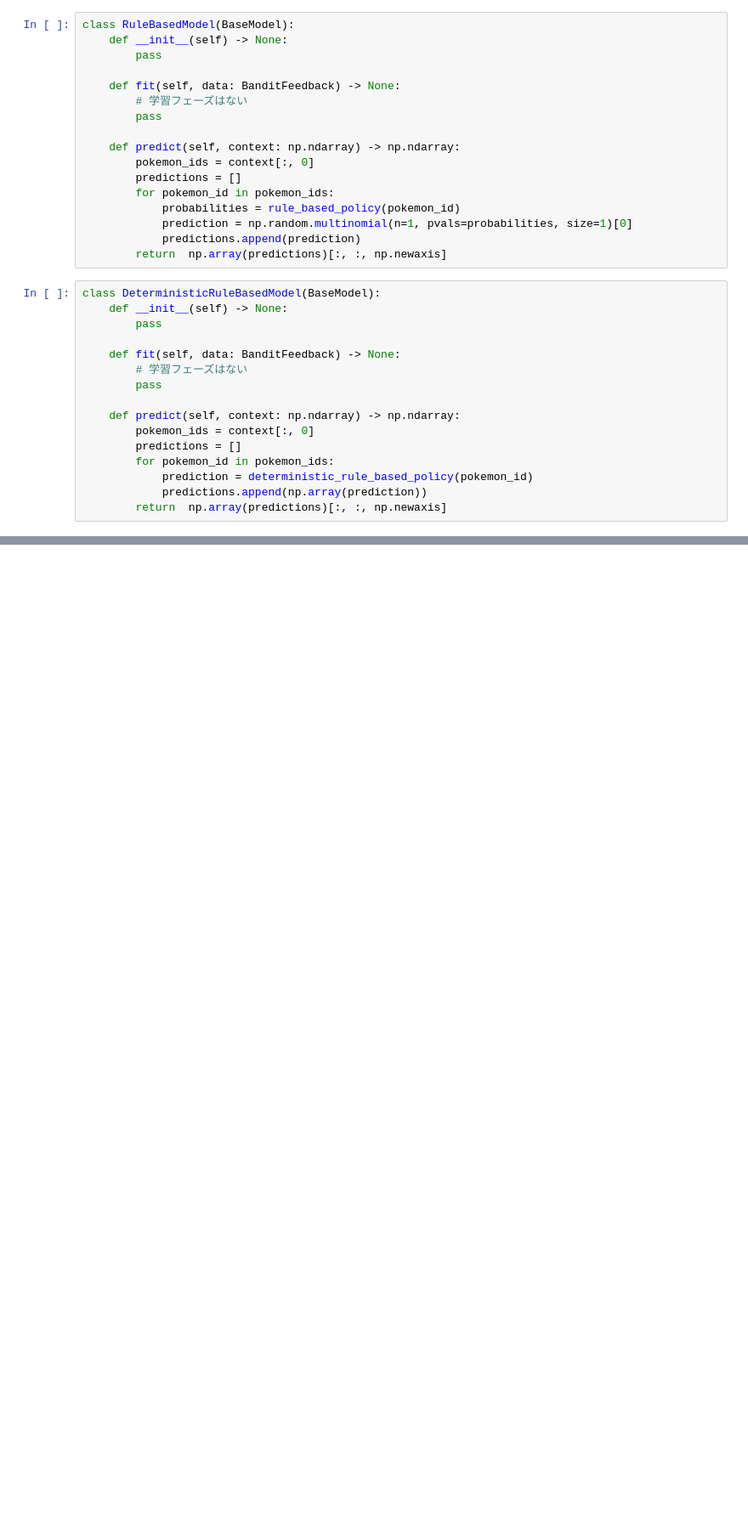
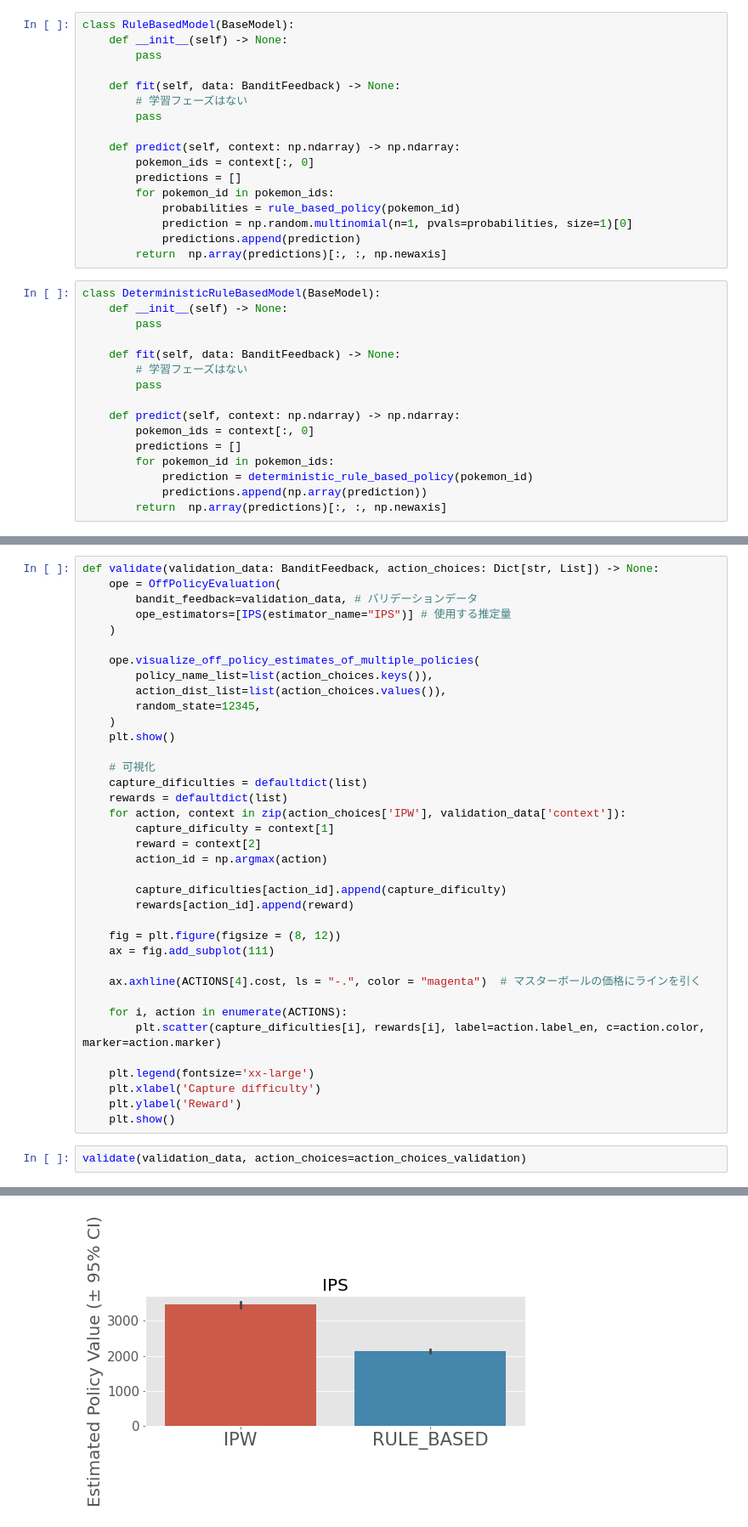
Before and after one commit to u6k/pokemon-ml-design, a Jupyter notebook: notebooks/pokemon_ml.ipynb, the cells around one changed output, grey strips where cells are left out. Shown: that part at 85% size. Saved outputs shown, nothing was run; the diff lists cells and outputs as text; blank space fills up the shorter version.

```diff
--- a/notebooks/pokemon_ml.ipynb
+++ b/notebooks/pokemon_ml.ipynb
@@ -309,0 +340,40 @@ AttributeError: 'InverseProbabilityWeighting' object has no attribute 'estimate_
+# %%
+def validate(validation_data: BanditFeedback, action_choices: Dict[str, List]) -> None:
+    ope = OffPolicyEvaluation(
+        bandit_feedback=validation_data, # バリデーションデータ
+        ope_estimators=[IPS(estimator_name="IPS")] # 使用する推定量
+    )
+
+    ope.visualize_off_policy_estimates_of_multiple_policies(
+        policy_name_list=list(action_choices.keys()),
+        action_dist_list=list(action_choices.values()),
+        random_state=12345,
+    )
+    plt.show()
+
+    # 可視化
+    capture_dificulties = defaultdict(list)
+    rewards = defaultdict(list)
+    for action, context in zip(action_choices['IPW'], validation_data['context']):
+        capture_dificulty = context[1]
+        reward = context[2]
+        action_id = np.argmax(action)
+
+        capture_dificulties[action_id].append(capture_dificulty)
+        rewards[action_id].append(reward)
+
+    fig = plt.figure(figsize = (8, 12))
+    ax = fig.add_subplot(111)
+
+    ax.axhline(ACTIONS[4].cost, ls = "-.", color = "magenta")  # マスターボールの価格にラインを引く
+
+    for i, action in enumerate(ACTIONS):
+        plt.scatter(capture_dificulties[i], rewards[i], label=action.label_en, c=action.color, marker=action.marker)
+
+    plt.legend(fontsize='xx-large')
+    plt.xlabel('Capture difficulty')
+    plt.ylabel('Reward')
+    plt.show()
+# %%
+validate(validation_data, action_choices=action_choices_validation)
+# %% [output]
@@ -309,0 +382 @@ AttributeError: 'InverseProbabilityWeighting' object has no attribute 'estimate_
+[figure, added]
```
Also changed, not shown: parts of 9 cells of this notebook, 8 other files.
